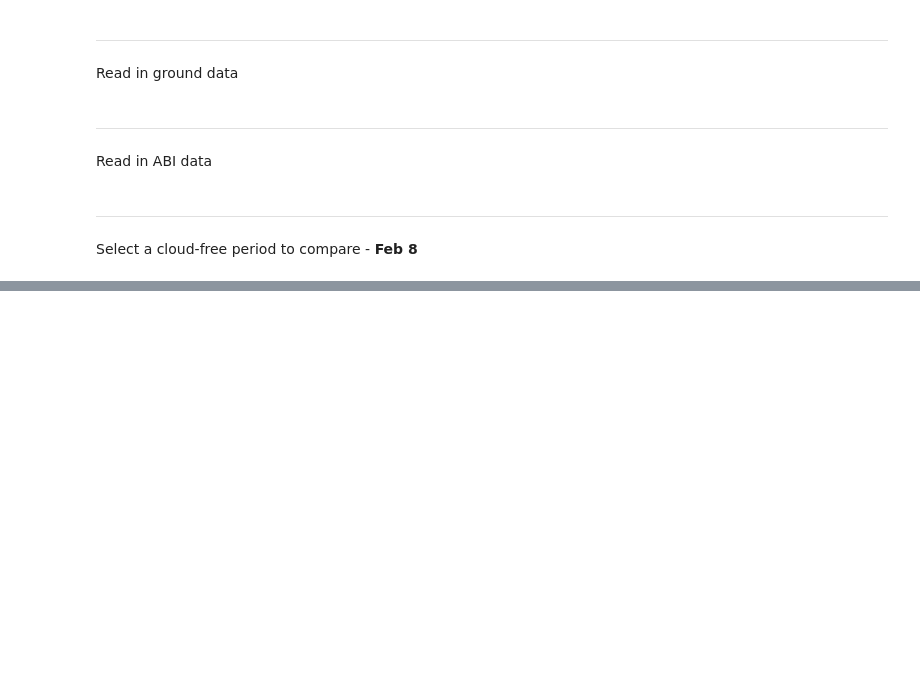
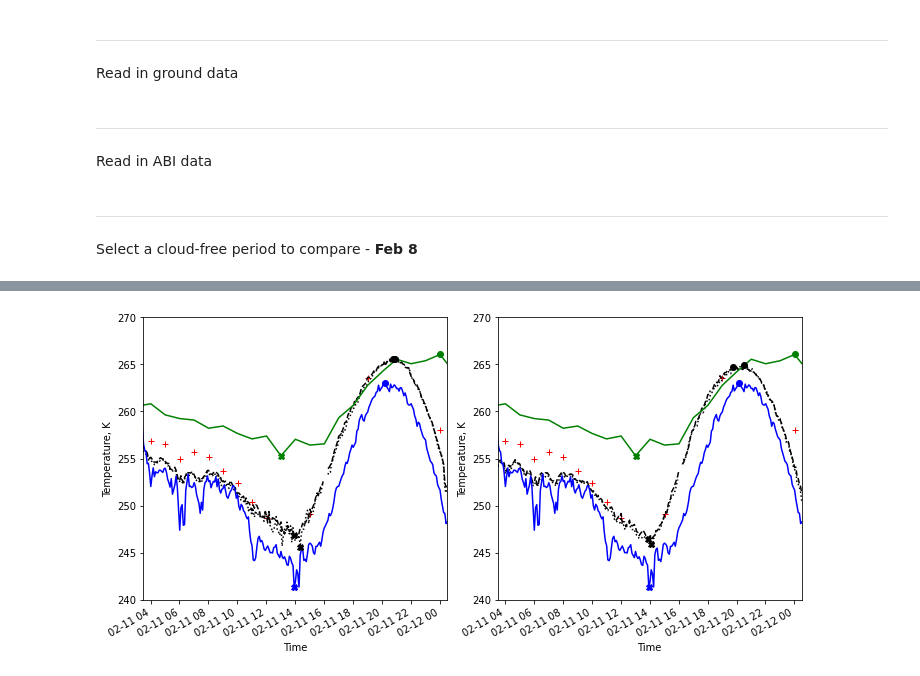
Before and after one commit to spestana/snowex2020, a Jupyter notebook: abi_vs_ground.ipynb, the cells around one changed output, grey strips where cells are left out. Drawn from its saved outputs; the diff is of its cells as text; code cells hidden in the pictures; blank space fills up the shorter version.

```diff
--- a/abi_vs_ground.ipynb
+++ b/abi_vs_ground.ipynb
@@ -433,3 +550,52 @@ plt.savefig('abi_vs_ground_feb11.jpg')
+# %%
+# plot timeseries for one pixel
+fig, axs = plt.subplots(nrows=1, ncols= 2, figsize=(10,5), tight_layout=True)
+
+[axA17, axA16] = axs.ravel()
+
+# Pixel A
+
+
+# GOES-16
+pixelA_g16_lst.LST.plot(marker = '+', linestyle='none', color='r', ax=axA16, label='GOES-16 LST')
+pixelA_g16_rad.b13_tb_2km.plot(ax=axA16, c='k', linestyle='--', label='GOES-16 ABI b13 $T_B$')
+pixelA_g16_rad.b14_tb_2km.plot(ax=axA16, c='k', linestyle=':',  label='GOES-16 ABI b14 $T_B$')
+df_merged.rad_avg.plot(ax=axA16, c='b', label='In Situ $T_S$')
+df_merged.AirTC_20ft_Avg.plot(ax=axA16, c='g', label='In Situ $T_A$')
+axA16.plot([np.datetime64(g16_time_of_max_b13_tb[0])], [g16_b13_tb_max], c='k', linestyle='none', marker='o')
+axA16.plot([np.datetime64(g16_time_of_min_b13_tb[0])], [g16_b13_tb_min], c='k', linestyle='none', marker='X')
+axA16.plot([np.datetime64(g16_time_of_max_b14_tb[0])], [g16_b14_tb_max], c='k', linestyle='none', marker='o')
+axA16.plot([np.datetime64(g16_time_of_min_b14_tb[0])], [g16_b14_tb_min], c='k', linestyle='none', marker='X')
+
+
+# GOES-17
+pixelA_g17_lst.LST.plot(marker = '+', linestyle='none',  color='r', ax=axA17, label='GOES-17 LST')
+pixelA_g17_rad.b13_tb_2km.plot(ax=axA17, c='k', linestyle='--', label='GOES-17 ABI b13 $T_B$')
+pixelA_g17_rad.b14_tb_2km.plot(ax=axA17, c='k', linestyle=':',  label='GOES-17 ABI b14 $T_B$')
+df_merged.rad_avg.plot(ax=axA17, c='b', label='In Situ $T_S$')
+df_merged.AirTC_20ft_Avg.plot(ax=axA17, c='g', label='In Situ $T_A$')
+axA17.plot([np.datetime64(g17_time_of_max_b13_tb[0])], [g17_b13_tb_max], c='k', linestyle='none', marker='o')
+axA17.plot([np.datetime64(g17_time_of_min_b13_tb[0])], [g17_b13_tb_min], c='k', linestyle='none', marker='X')
+axA17.plot([np.datetime64(g17_time_of_max_b14_tb[0])], [g17_b14_tb_max], c='k', linestyle='none', marker='o')
+axA17.plot([np.datetime64(g17_time_of_min_b14_tb[0])], [g17_b14_tb_min], c='k', linestyle='none', marker='X')
+
+
+# formatting
+for this_ax in axs.ravel():
+    this_ax.plot([np.datetime64(time_of_max_tss[0])], [tss_max], c='b', linestyle='none', marker='o')
+    this_ax.plot([np.datetime64(time_of_min_tss[0])], [tss_min], c='b', linestyle='none', marker='X')
+    this_ax.plot([np.datetime64(time_of_max_ta[0])], [ta_max], c='g', linestyle='none', marker='o')
+    this_ax.plot([np.datetime64(time_of_min_ta[0])], [ta_min], c='g', linestyle='none', marker='X')
+    this_ax.set_ylabel('Temperature, K')
+    this_ax.set_xlabel('Time')
+    this_ax.set_xlim(pd.Timestamp(starttime), pd.Timestamp(endtime))
+    this_ax.set_ylim(240,270)
+    #this_ax.legend(loc='lower right')
+
+
+plt.savefig('abi_and_ground_timeline_feb11.jpg')
+# %% [output]
+[figure, added]
 # %%
 #
 #fig, axs = plt.subplots(nrows=3, ncols=2, figsize=(10,14), tight_layout=True)
```
Also changed, not shown: parts of 14 cells of this notebook.
